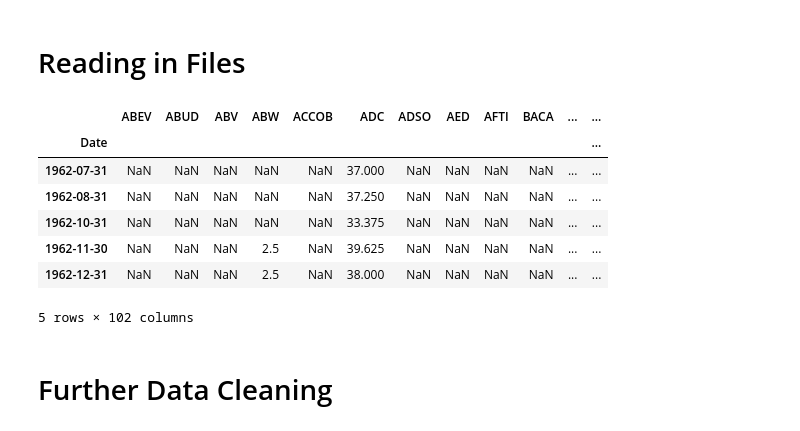
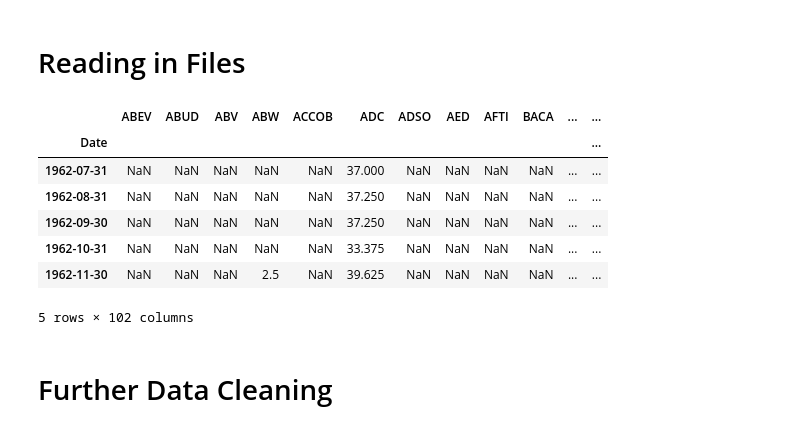
Before and after one commit to statistactics/sin-stocks, a Jupyter notebook: PORTFOLIO_CONSTRUCTION.ipynb, the cells around one changed output. Drawn from its saved outputs; the diff is of its cells as text; code cells hidden in the pictures.

```diff
--- a/PORTFOLIO_CONSTRUCTION.ipynb
+++ b/PORTFOLIO_CONSTRUCTION.ipynb
@@ -39,18 +39,18 @@ array(['FARM', 'GMCR', 'PEET', 'JVA'], dtype=object)
 # %% [markdown]
 # Reading in Files
 # %%
-stocks_df = pd.read_csv("stocks_fama_recession.csv", parse_dates = ["Unnamed: 0"])
+stocks_df = pd.read_csv("final_merged.csv", parse_dates = ["Unnamed: 0"])
 stocks_df.set_index("Unnamed: 0", inplace=True)
 stocks_df.index.name = "Date"
 stocks_df.head()
 # %% [output]
 |  | ABEV | ABUD | ABV | ABW | ACCOB | ADC | ADSO | AED | AFTI | BACA | ... | ... |
 | Date |  |  |  |  |  |  |  |  |  |  |  | ... |
 | 1962-07-31 | NaN | NaN | NaN | NaN | NaN | 37.000 | NaN | NaN | NaN | NaN | ... | ... |
 | 1962-08-31 | NaN | NaN | NaN | NaN | NaN | 37.250 | NaN | NaN | NaN | NaN | ... | ... |
+| 1962-09-30 | NaN | NaN | NaN | NaN | NaN | 37.250 | NaN | NaN | NaN | NaN | ... | ... |
 | 1962-10-31 | NaN | NaN | NaN | NaN | NaN | 33.375 | NaN | NaN | NaN | NaN | ... | ... |
 | 1962-11-30 | NaN | NaN | NaN | 2.5 | NaN | 39.625 | NaN | NaN | NaN | NaN | ... | ... |
-| 1962-12-31 | NaN | NaN | NaN | 2.5 | NaN | 38.000 | NaN | NaN | NaN | NaN | ... | ... |
 5 rows × 102 columns
 # %% [markdown]
 # Further Data Cleaning
```
Also changed, not shown: parts of 20 cells of this notebook, 1 other file.
